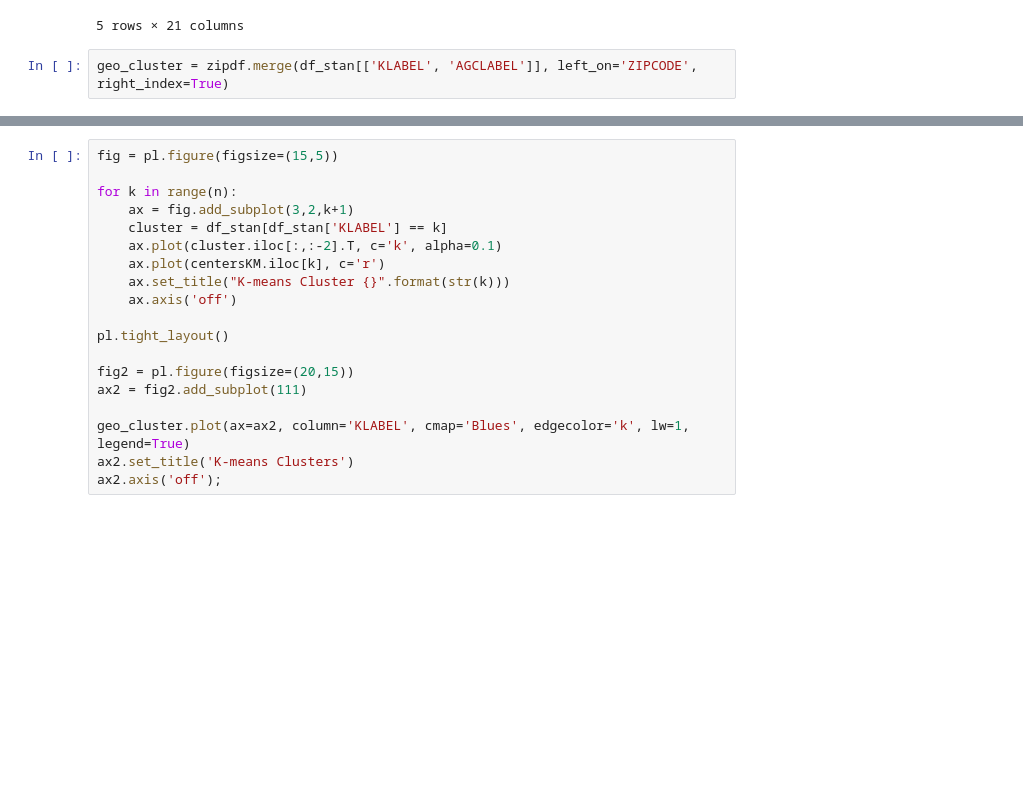
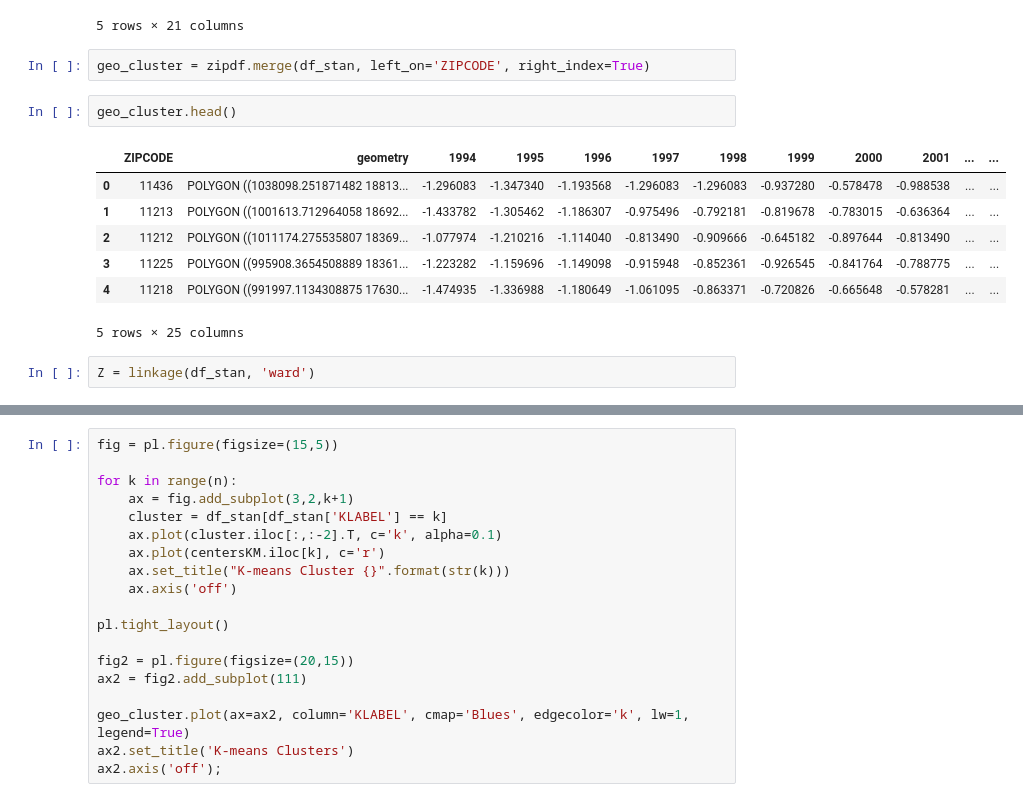
Before and after one commit to gauravcusp/Urban_Informatics_Coding_Assignments, a Jupyter notebook: HW11_gb1877/HW11_1_gb1877.ipynb, the cells around one changed output, grey strips where cells are left out. Cells and saved outputs as stored; diff of their text form; blank space fills up the shorter version.

```diff
--- a/HW11_gb1877/HW11_1_gb1877.ipynb
+++ b/HW11_gb1877/HW11_1_gb1877.ipynb
@@ -315,4 +318,16 @@ centersKM.head()
 | 4 | -0.915372 | -0.845064 | -0.435149 | -0.097905 | 0.106997 | 0.012602 | 0.583817 | 0.757792 | 0.760461 | 0.783043 | ... | ... |
 5 rows × 21 columns
 # %%
-geo_cluster = zipdf.merge(df_stan[['KLABEL', 'AGCLABEL']], left_on='ZIPCODE', right_index=True)
+geo_cluster = zipdf.merge(df_stan, left_on='ZIPCODE', right_index=True)
+# %%
+geo_cluster.head()
+# %% [output]
+|  | ZIPCODE | geometry | 1994 | 1995 | 1996 | 1997 | 1998 | 1999 | 2000 | 2001 | ... | ... |
+| 0 | 11436 | POLYGON ((1038098.251871482 18813... | -1.296083 | -1.347340 | -1.193568 | -1.296083 | -1.296083 | -0.937280 | -0.578478 | -0.988538 | ... | ... |
+| 1 | 11213 | POLYGON ((1001613.712964058 18692... | -1.433782 | -1.305462 | -1.186307 | -0.975496 | -0.792181 | -0.819678 | -0.783015 | -0.636364 | ... | ... |
+| 2 | 11212 | POLYGON ((1011174.275535807 18369... | -1.077974 | -1.210216 | -1.114040 | -0.813490 | -0.909666 | -0.645182 | -0.897644 | -0.813490 | ... | ... |
+| 3 | 11225 | POLYGON ((995908.3654508889 18361... | -1.223282 | -1.159696 | -1.149098 | -0.915948 | -0.852361 | -0.926545 | -0.841764 | -0.788775 | ... | ... |
+| 4 | 11218 | POLYGON ((991997.1134308875 17630... | -1.474935 | -1.336988 | -1.180649 | -1.061095 | -0.863371 | -0.720826 | -0.665648 | -0.578281 | ... | ... |
+5 rows × 25 columns
+# %%
+Z = linkage(df_stan, 'ward')
```
Also changed, not shown: parts of 3 cells of this notebook.
